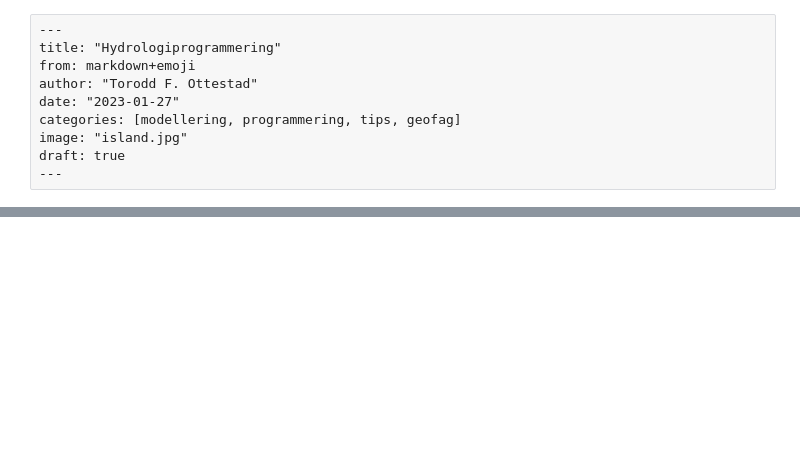
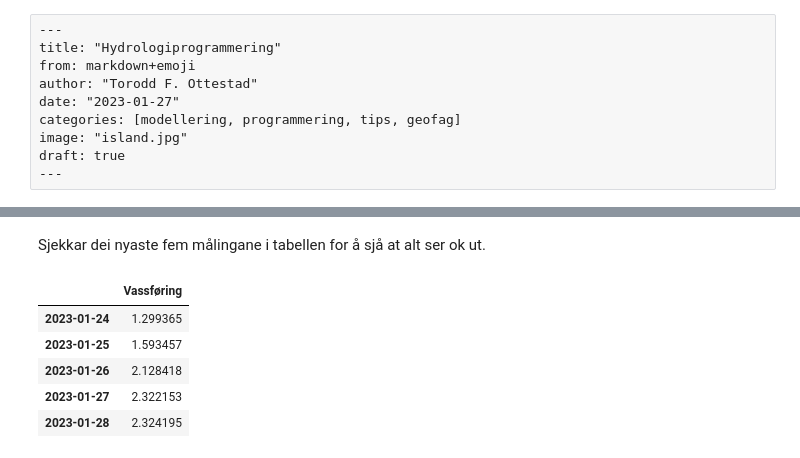
Before and after one commit to lektorodd/lektorodd.github.io, a Jupyter notebook: posts/hydrologimodellering/index.ipynb, the cells around one changed output, grey strips where cells are left out. Saved outputs shown, nothing was run; the diff lists cells and outputs as text; code cells hidden in the pictures; blank space fills up the shorter version.

```diff
--- a/posts/hydrologimodellering/index.ipynb
+++ b/posts/hydrologimodellering/index.ipynb
@@ -60,0 +63,11 @@ df = pd.read_csv(
+# %% [markdown]
+Sjekkar dei nyaste fem målingane i tabellen for å sjå at alt ser ok ut.
+# %%
+df.tail()
+# %% [output]
+|  | Vassføring |
+| 2023-01-24 | 1.299365 |
+| 2023-01-25 | 1.593457 |
+| 2023-01-26 | 2.128418 |
+| 2023-01-27 | 2.322153 |
+| 2023-01-28 | 2.324195 |
```
Also changed, not shown: parts of 6 cells of this notebook, 1 other file.
